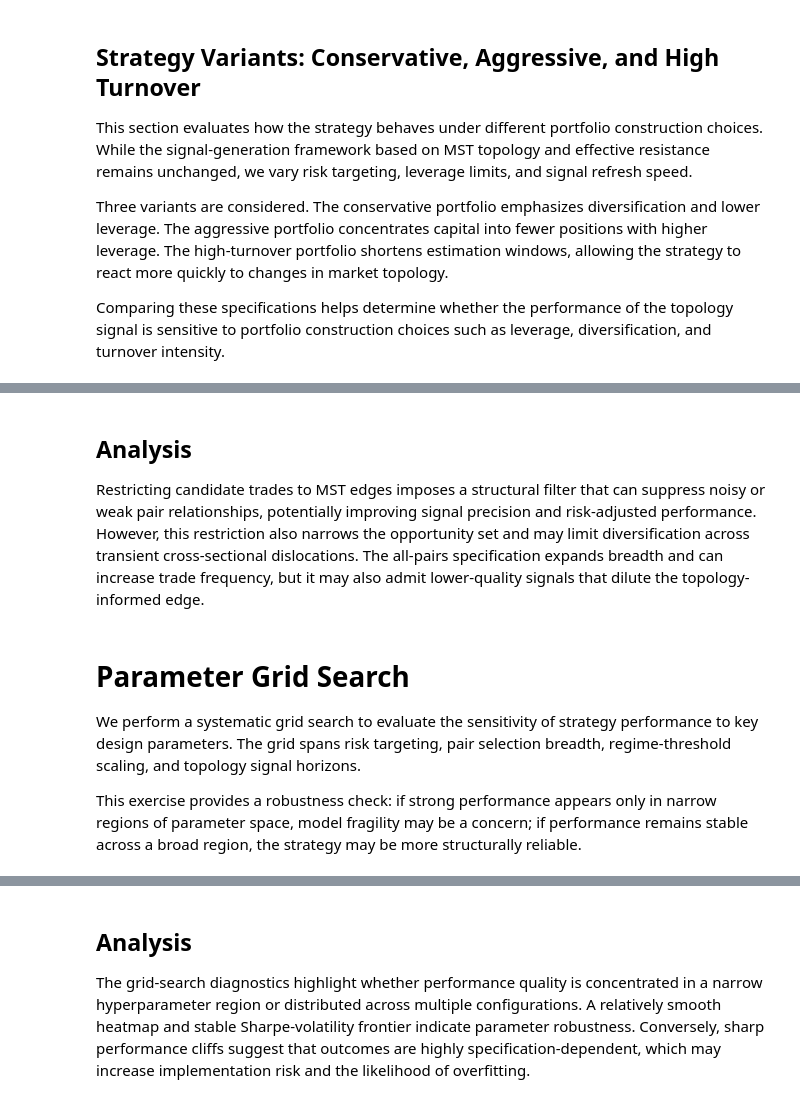
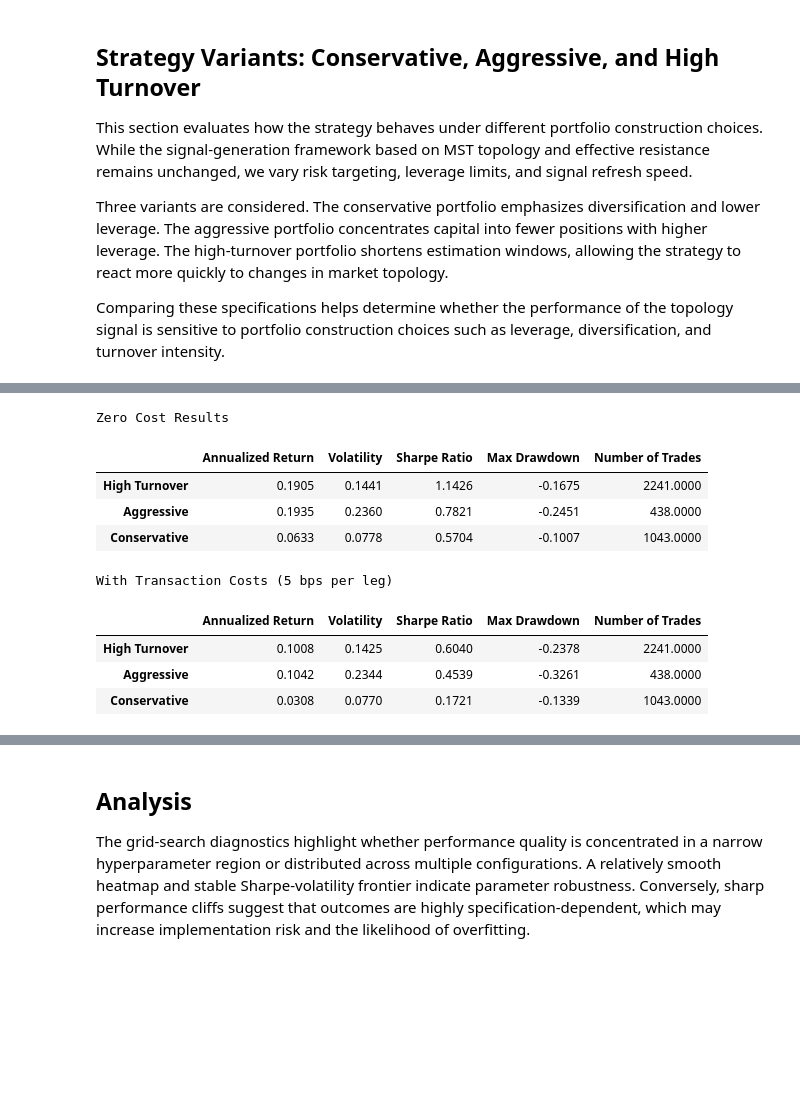
Before and after one commit to zaranip/qts-final-project, a Jupyter notebook: MST_Topology_Trading.ipynb, the cells around one changed output, grey strips where cells are left out. Saved outputs shown, nothing was run; the diff lists cells and outputs as text; code cells hidden in the pictures; blank space fills up the shorter version.

```diff
--- a/MST_Topology_Trading.ipynb
+++ b/MST_Topology_Trading.ipynb
@@ -1226,10 +1239,35 @@ display(edge_vs_full_summary)
-# %% [markdown]
-## Analysis
-
-Restricting candidate trades to MST edges imposes a structural filter that can suppress noisy or weak pair relationships, potentially improving signal precision and risk-adjusted performance. However, this restriction also narrows the opportunity set and may limit diversification across transient cross-sectional dislocations. The all-pairs specification expands breadth and can increase trade frequency, but it may also admit lower-quality signals that dilute the topology-informed edge.
-# %% [markdown]
-# Parameter Grid Search
-
-We perform a systematic grid search to evaluate the sensitivity of strategy performance to key design parameters. The grid spans risk targeting, pair selection breadth, regime-threshold scaling, and topology signal horizons.
-
-This exercise provides a robustness check: if strong performance appears only in narrow regions of parameter space, model fragility may be a concern; if performance remains stable across a broad region, the strategy may be more structurally reliable.
+# %%
+def summarize_variants(results):
+    return pd.DataFrame(
+        {
+            name: {
+                "Annualized Return": result["metrics"]["Annualized Return"],
+                "Volatility": result["metrics"]["Annualized Volatility"],
+                "Sharpe Ratio": result["metrics"]["Sharpe Ratio"],
+                "Max Drawdown": result["metrics"]["Maximum Drawdown"],
+                "Number of Trades": result["simulation"].trade_count,
+            }
+            for name, result in results.items()
+        }
+    ).T
+
+
+variant_performance_zero = summarize_variants(variant_results_zero)
+variant_performance_cost = summarize_variants(variant_results_cost)
+
+print("Zero Cost Results")
+display(variant_performance_zero.sort_values("Sharpe Ratio", ascending=False))
+
+print("With Transaction Costs (5 bps per leg)")
+display(variant_performance_cost.sort_values("Sharpe Ratio", ascending=False))
+# %% [output]
+Zero Cost Results
+|  | Annualized Return | Volatility | Sharpe Ratio | Max Drawdown | Number of Trades |
+| High Turnover | 0.1905 | 0.1441 | 1.1426 | -0.1675 | 2241.0000 |
+| Aggressive | 0.1935 | 0.2360 | 0.7821 | -0.2451 | 438.0000 |
+| Conservative | 0.0633 | 0.0778 | 0.5704 | -0.1007 | 1043.0000 |
+With Transaction Costs (5 bps per leg)
+|  | Annualized Return | Volatility | Sharpe Ratio | Max Drawdown | Number of Trades |
+| High Turnover | 0.1008 | 0.1425 | 0.6040 | -0.2378 | 2241.0000 |
+| Aggressive | 0.1042 | 0.2344 | 0.4539 | -0.3261 | 438.0000 |
+| Conservative | 0.0308 | 0.0770 | 0.1721 | -0.1339 | 1043.0000 |
```
Also changed, not shown: parts of 11 cells of this notebook.
